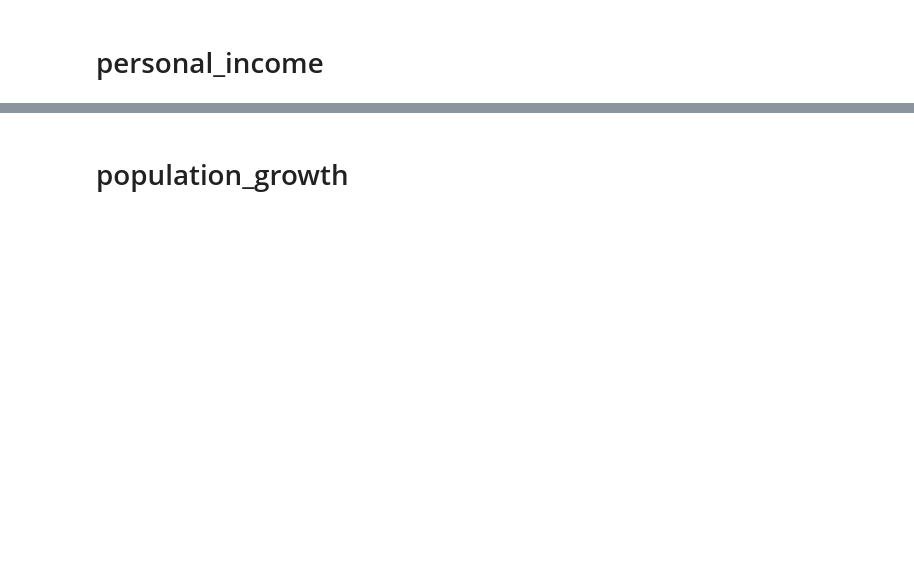
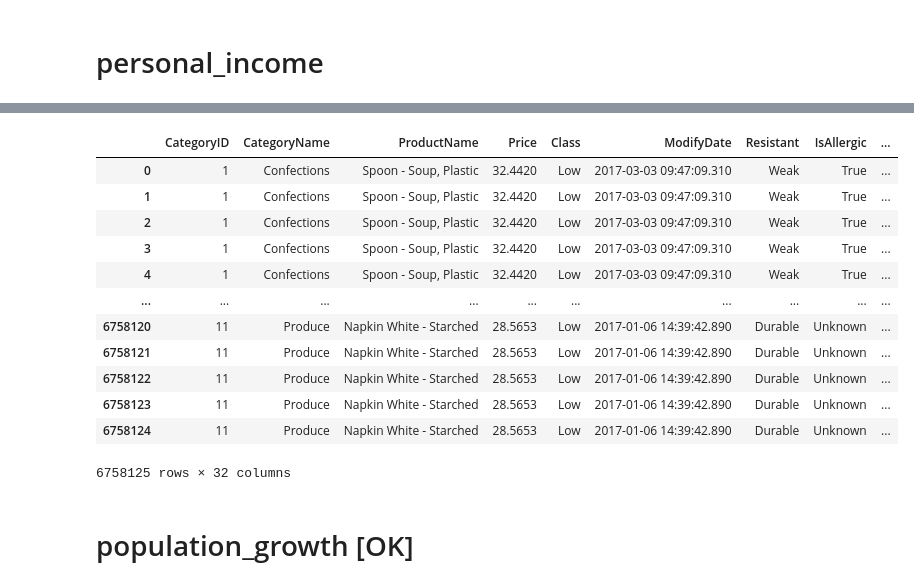
Before and after one commit to andtay/Machine_Learning_Based_Demand_Forecasting, a Jupyter notebook: src/data.ipynb, the cells around one changed output, grey strips where cells are left out. Drawn from its saved outputs; the diff is of its cells as text; code cells hidden in the pictures; blank space fills up the shorter version.

```diff
--- a/src/data.ipynb
+++ b/src/data.ipynb
@@ -416,2 +610,7 @@ td.head()
 # %% [markdown]
 # personal_income
+# %%
+url_pincome = os.path.join(current_dir, "../data/raw/macrodata/personal_income.csv")
+pincome = pd.read_csv(url_pincome, sep=",")
+
+pincome.head()
@@ -417,0 +670,14 @@ td.head()
+# %%
+# Verificar si hay valores no numéricos en 'personal_income'
+pincome['personal_income'] = pd.to_numeric(pincome['personal_income'], errors='coerce')
+
+# Ahora 'personal_income' tiene NaN en los lugares donde había valores no numéricos
+
+# Verificar nuevamente si hay algún valor no numérico
+pincome_clean = pincome.dropna(subset=['personal_income'])
+
+# Agrupar por 'State' y calcular la media de 'personal_income'
+pincome_media_estados = pincome_clean.groupby('State')['personal_income'].mean().reset_index()
+
+# Mostrar el resultado
+print(pincome_media_estados)
@@ -418,3 +702,21 @@ td.head()
+# %%
+sales = sales.merge(pincome_media_estados[['State', 'personal_income']], on='State', how='left')
+
+sales
+# %% [output]
+|  | CategoryID | CategoryName | ProductName | Price | Class | ModifyDate | Resistant | IsAllergic | ... |
+| 0 | 1 | Confections | Spoon - Soup, Plastic | 32.4420 | Low | 2017-03-03 09:47:09.310 | Weak | True | ... |
+| 1 | 1 | Confections | Spoon - Soup, Plastic | 32.4420 | Low | 2017-03-03 09:47:09.310 | Weak | True | ... |
+| 2 | 1 | Confections | Spoon - Soup, Plastic | 32.4420 | Low | 2017-03-03 09:47:09.310 | Weak | True | ... |
+| 3 | 1 | Confections | Spoon - Soup, Plastic | 32.4420 | Low | 2017-03-03 09:47:09.310 | Weak | True | ... |
+| 4 | 1 | Confections | Spoon - Soup, Plastic | 32.4420 | Low | 2017-03-03 09:47:09.310 | Weak | True | ... |
+| ... | ... | ... | ... | ... | ... | ... | ... | ... | ... |
+| 6758120 | 11 | Produce | Napkin White - Starched | 28.5653 | Low | 2017-01-06 14:39:42.890 | Durable | Unknown | ... |
+| 6758121 | 11 | Produce | Napkin White - Starched | 28.5653 | Low | 2017-01-06 14:39:42.890 | Durable | Unknown | ... |
+| 6758122 | 11 | Produce | Napkin White - Starched | 28.5653 | Low | 2017-01-06 14:39:42.890 | Durable | Unknown | ... |
+| 6758123 | 11 | Produce | Napkin White - Starched | 28.5653 | Low | 2017-01-06 14:39:42.890 | Durable | Unknown | ... |
+| 6758124 | 11 | Produce | Napkin White - Starched | 28.5653 | Low | 2017-01-06 14:39:42.890 | Durable | Unknown | ... |
+6758125 rows × 32 columns
 # %% [markdown]
-# population_growth
+# population_growth [OK]
 # %%
```
Also changed, not shown: parts of 46 cells of this notebook, 1 other file.
